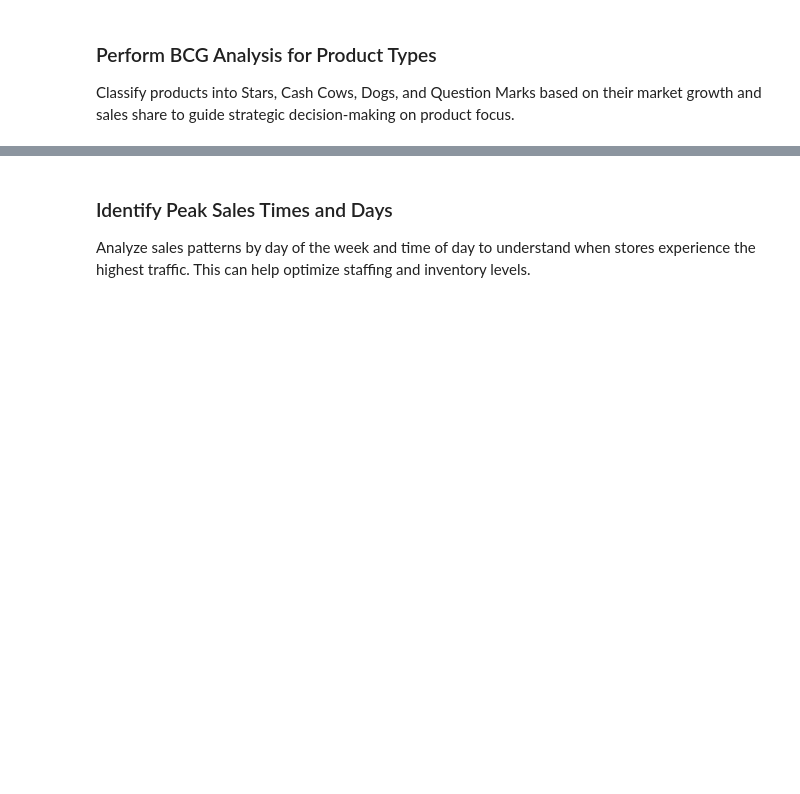
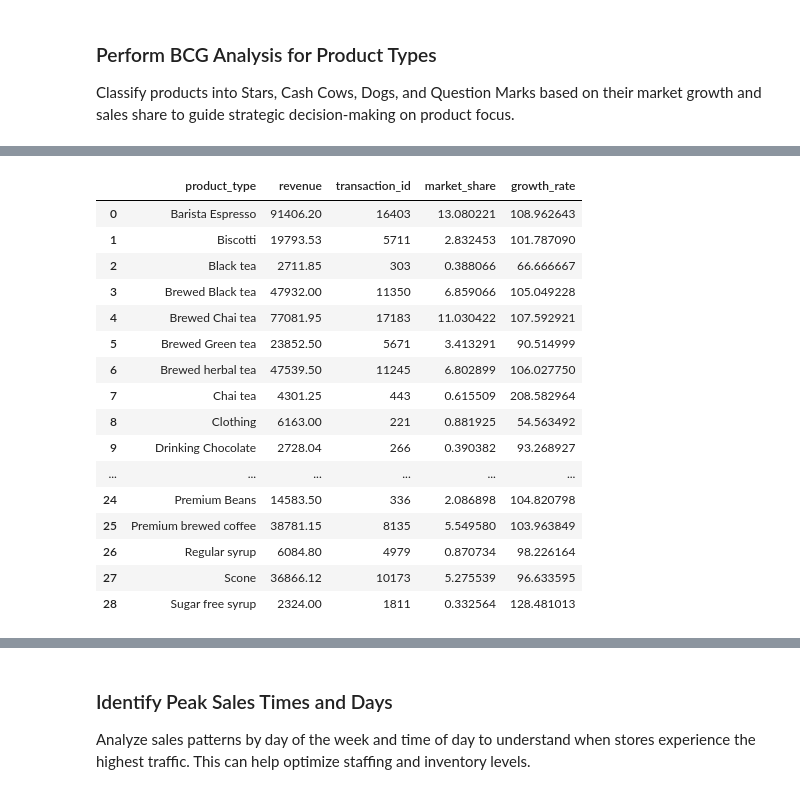
Before and after one commit to JinnOppa/Data-Analysis-Portfolio, a Jupyter notebook: coffee-shop-sales/project2.ipynb, the cells around one changed output, grey strips where cells are left out. Drawn from its saved outputs; the diff is of its cells as text; code cells hidden in the pictures; blank space fills up the shorter version.

```diff
--- a/coffee-shop-sales/project2.ipynb
+++ b/coffee-shop-sales/project2.ipynb
@@ -495,0 +690,21 @@ Classify products into Stars, Cash Cows, Dogs, and Question Marks based on their
+# %%
+type_bcg_data = pd.merge(type_performance, type_revenue_growth, on='product_type')
+type_bcg_data
+# %% [output]
+|  | product_type | revenue | transaction_id | market_share | growth_rate |
+| 0 | Barista Espresso | 91406.20 | 16403 | 13.080221 | 108.962643 |
+| 1 | Biscotti | 19793.53 | 5711 | 2.832453 | 101.787090 |
+| 2 | Black tea | 2711.85 | 303 | 0.388066 | 66.666667 |
+| 3 | Brewed Black tea | 47932.00 | 11350 | 6.859066 | 105.049228 |
+| 4 | Brewed Chai tea | 77081.95 | 17183 | 11.030422 | 107.592921 |
+| 5 | Brewed Green tea | 23852.50 | 5671 | 3.413291 | 90.514999 |
+| 6 | Brewed herbal tea | 47539.50 | 11245 | 6.802899 | 106.027750 |
+| 7 | Chai tea | 4301.25 | 443 | 0.615509 | 208.582964 |
+| 8 | Clothing | 6163.00 | 221 | 0.881925 | 54.563492 |
+| 9 | Drinking Chocolate | 2728.04 | 266 | 0.390382 | 93.268927 |
+| ... | ... | ... | ... | ... | ... |
+| 24 | Premium Beans | 14583.50 | 336 | 2.086898 | 104.820798 |
+| 25 | Premium brewed coffee | 38781.15 | 8135 | 5.549580 | 103.963849 |
+| 26 | Regular syrup | 6084.80 | 4979 | 0.870734 | 98.226164 |
+| 27 | Scone | 36866.12 | 10173 | 5.275539 | 96.633595 |
+| 28 | Sugar free syrup | 2324.00 | 1811 | 0.332564 | 128.481013 |
```
Also changed, not shown: parts of 15 cells of this notebook.
